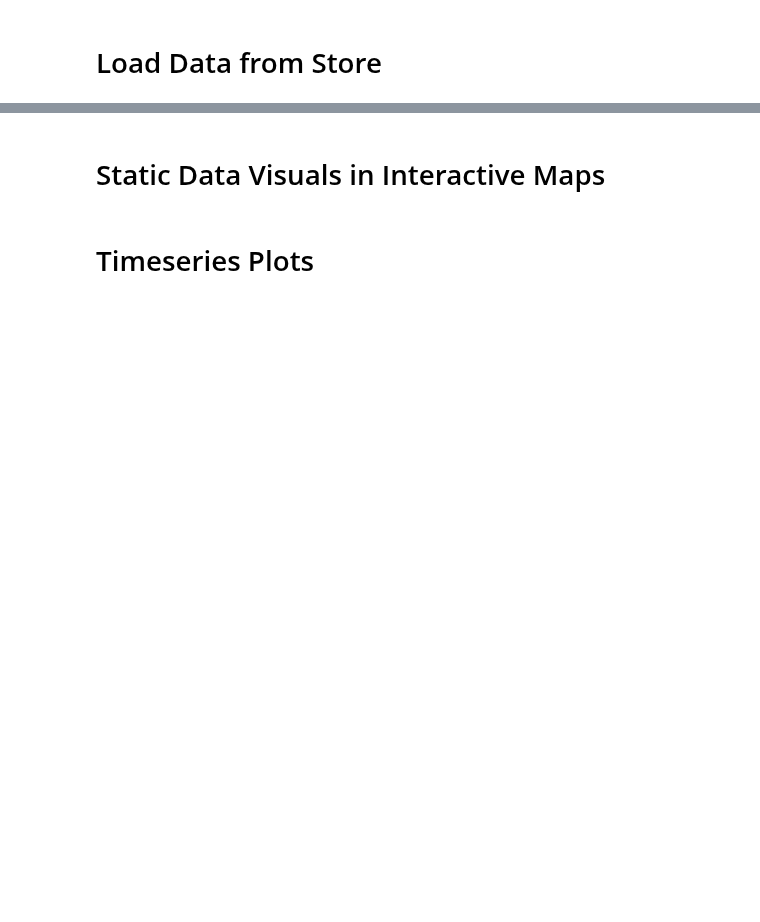
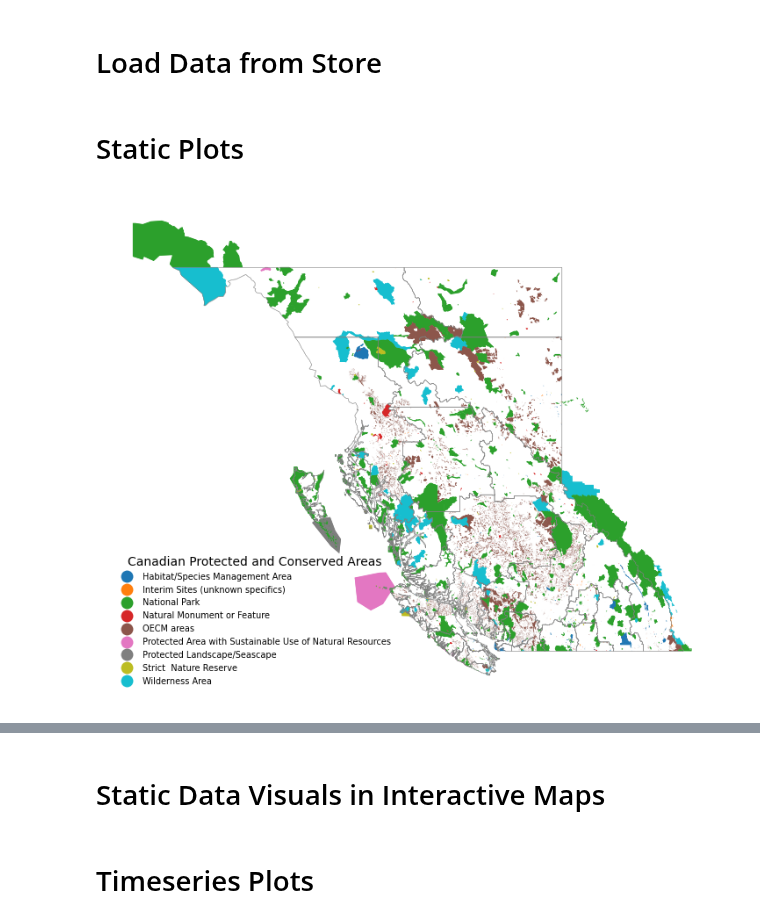
Before and after one commit to DeltaE/RESource, a Jupyter notebook: notebooks/Visuals.ipynb, the cells around one changed output, grey strips where cells are left out. Cells and saved outputs as stored; diff of their text form; code cells hidden in the pictures; blank space fills up the shorter version.

```diff
--- a/notebooks/Visuals.ipynb
+++ b/notebooks/Visuals.ipynb
@@ -31,0 +50,36 @@ clusters_wind
+# %% [markdown]
+# Static Plots
+# %%
+cpcad=pd.read_pickle(f'../data/downloaded_data/lands/ProtectedConservedArea_{province_code}.pickle')
+# %%
+import matplotlib.pyplot as plt
+
+# Shadow effect offset
+shadow_offset = 0.008
+
+fig, ax = plt.subplots(figsize=(12,6))
+
+# Plot the cpcad_BC data
+cpcad.plot('IUCN_CAT_desc', ax=ax)
+cpcad.geometry = cpcad.geometry.translate(xoff=-shadow_offset, yoff=shadow_offset)
+cpcad.plot('IUCN_CAT_desc', legend=True,
+              legend_kwds={'title': "Canadian Protected and Conserved Areas",
+                           'loc': 'lower left',
+                           'bbox_to_anchor': (.01, 0.01),
+                           'frameon': False,
+                           'prop': {'size': 7}},  # Adjust font size (smaller values make it more compact)
+              ax=ax)
+
+# Plot solar map on ax1
+# Add shadow effect
+boundary.plot(ax=ax, facecolor='none', edgecolor='gray', linewidth=0.3, alpha=1)  # Shadow layer
+boundary.geometry = boundary.geometry.translate(xoff=shadow_offset, yoff=-shadow_offset)
+boundary.plot(ax=ax, facecolor='none', edgecolor='gray', linewidth=0.2, alpha=0.9)  # Shadow layer
+
+# Turn off the axis grid
+ax.grid(False)
+ax.axis('off')
+plt.tight_layout()
+plt.savefig(f'../vis/misc/CPCAD_{province_code}.png', dpi=300)
+# %% [output]
+[figure, added]
```
Also changed, not shown: parts of 12 cells of this notebook, 25 other files.
